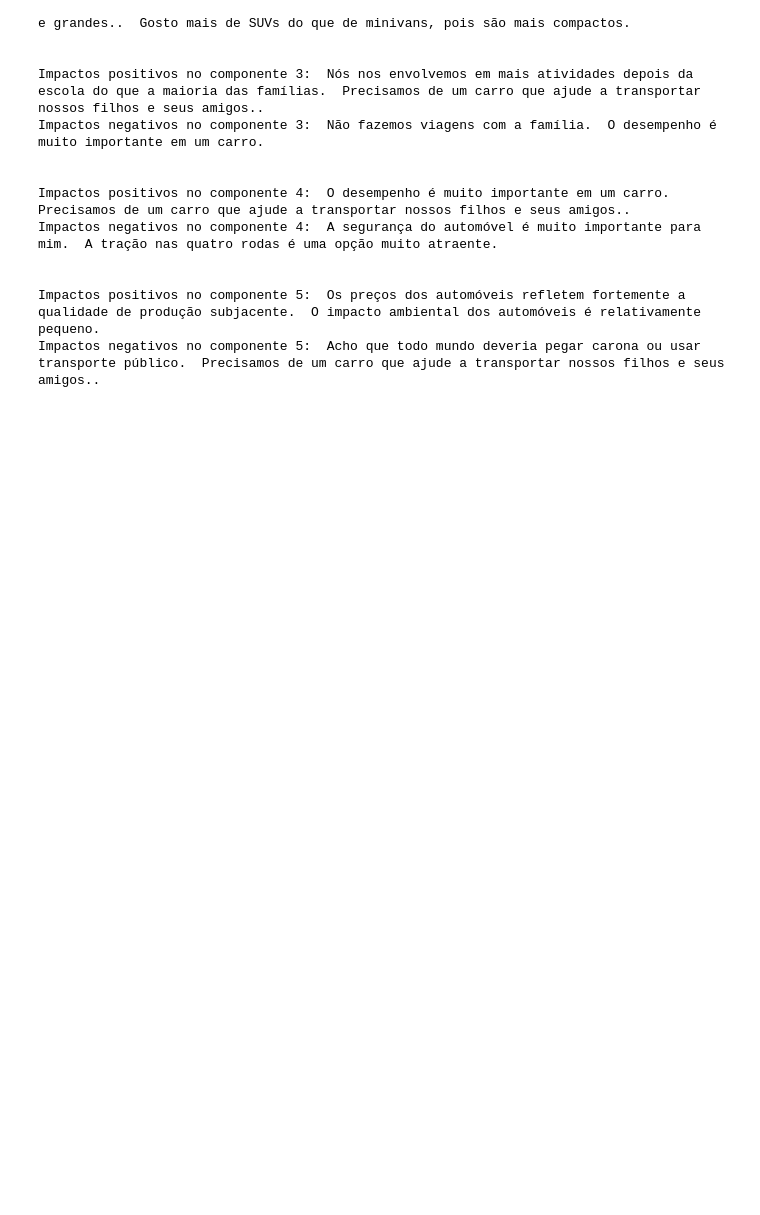
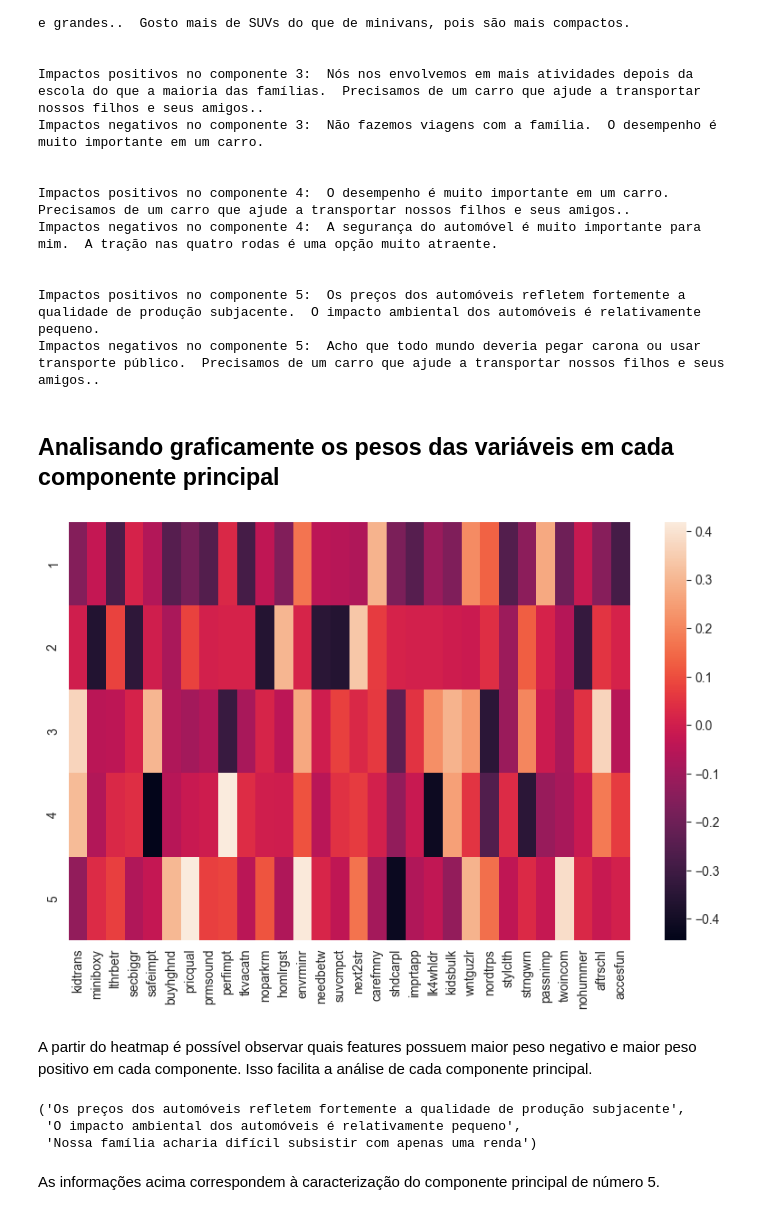
Before and after one commit to lazarocordeirosilva/SegmentacaoClientes, a Jupyter notebook: notebook/SegmentacaoClientes.ipynb, the cells around one changed output. Saved outputs shown, nothing was run; the diff lists cells and outputs as text; code cells hidden in the pictures; blank space fills up the shorter version.

```diff
--- a/notebook/SegmentacaoClientes.ipynb
+++ b/notebook/SegmentacaoClientes.ipynb
@@ -518,3 +519,23 @@ Impactos negativos no componente 4:  A segurança do automóvel é muito importa
 
 Impactos positivos no componente 5:  Os preços dos automóveis refletem fortemente a qualidade de produção subjacente.  O impacto ambiental dos automóveis é relativamente pequeno.
 Impactos negativos no componente 5:  Acho que todo mundo deveria pegar carona ou usar transporte público.  Precisamos de um carro que ajude a transportar nossos filhos e seus amigos..
+# %% [markdown]
+## <a> Analisando graficamente os pesos das variáveis em cada componente principal </a>
+# %%
+# Plotando heatmap
+plt.figure(figsize=(10,6))
+sns.heatmap(data = componentes_importancia, yticklabels = componentes_importancia.index+1)
+plt.show()
+# %% [output]
+[figure, added]
+# %% [markdown]
+A partir do heatmap é possível observar quais features possuem maior peso negativo e maior peso positivo em cada componente. Isso facilita a análise de cada componente principal.
+# %%
+# Verificando variaveis dos componentes principais
+dicionario_dados['pricqual'], dicionario_dados['envrminr'], dicionario_dados['twoincom']
+# %% [output]
+('Os preços dos automóveis refletem fortemente a qualidade de produção subjacente',
+ 'O impacto ambiental dos automóveis é relativamente pequeno',
+ 'Nossa família acharia difícil subsistir com apenas uma renda')
+# %% [markdown]
+As informações acima correspondem à caracterização do componente principal de número 5.
```
Also changed, not shown: parts of 8 cells of this notebook.
